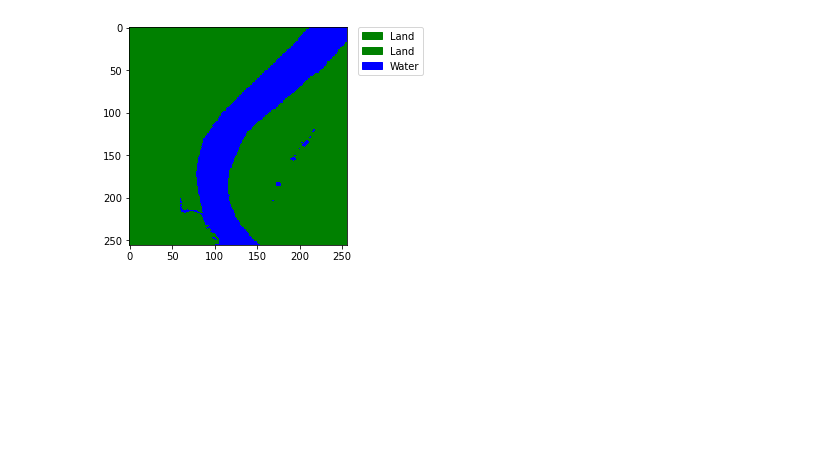
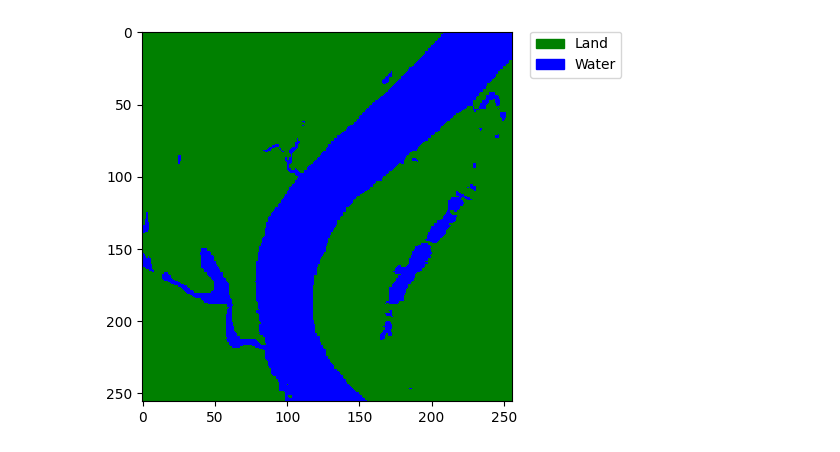
Before and after one commit to Sparsh1101/FDAP, a Jupyter notebook: SEN 2/LY Project DBScan.ipynb, the cells around one changed output. Cells and saved outputs as stored; diff of their text form; code cells hidden in the pictures; blank space fills up the shorter version.

```diff
--- a/SEN 2/LY Project DBScan.ipynb
+++ b/SEN 2/LY Project DBScan.ipynb
@@ -54,7 +54,7 @@ def plot_image(plt_img):
   plt.show()
 # %%
 # Running the DBSCAN Algorithm
-dbscan_model = DBSCAN(eps=0.22781702476614077, min_samples=300)
+dbscan_model = DBSCAN(eps=0.834743123, min_samples=9870)
 scaler = StandardScaler()
 all_images=[]
 first = True
@@ -136,29 +131,29 @@ dbscan_after_labels_reshaped = dbscan_after_labels.reshape(256, 256)
 # %%
 # Visualizing the clusters formed for pre-flood image
 
 import matplotlib.patches as mpatches
 import matplotlib.colors as colo
 
 plt.figure()
 
-custom = colo.ListedColormap(["green"]*2 + ["blue"])
+custom = colo.ListedColormap(["green"] + ["blue"])
 
 im_before = plt.imshow(dbscan_before_labels_reshaped, cmap = custom)
 
 values = np.unique(dbscan_before_labels_reshaped.ravel())
 
 # Getting the colors of the values, according to the colormap used by imshow
 colors = [im_before.cmap(im_before.norm(value)) for value in values]
 
 # Creating a patch (proxy artist) for every color
-labels = ["Land"]*2+["Water"]
+labels = ["Land"]+["Water"]
 patches = [mpatches.Patch(color=colors[i], label=labels[i]) for i in range(len(values)) ]
 # Putting those patched as legend-handles into the legend
 plt.legend(handles=patches, bbox_to_anchor=(1.05, 1), loc=2, borderaxespad=0.)
 
 plt.show()
 # %% [output]
-[figure, old version]
+[figure, new version]
 # %%
 # Visualizing the clusters formed for post-flood image
 
```
Also changed, not shown: parts of 10 cells of this notebook, 13 other files.
